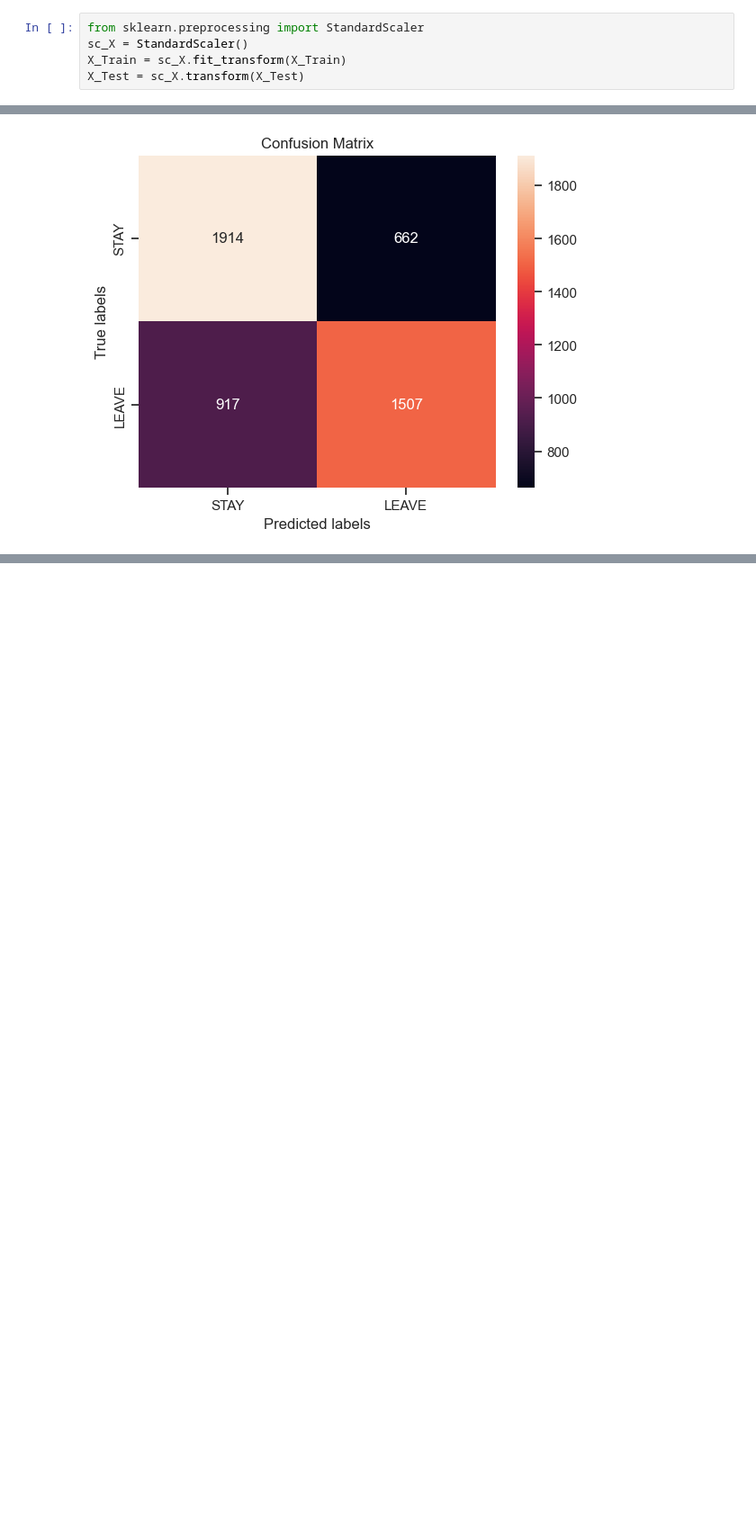
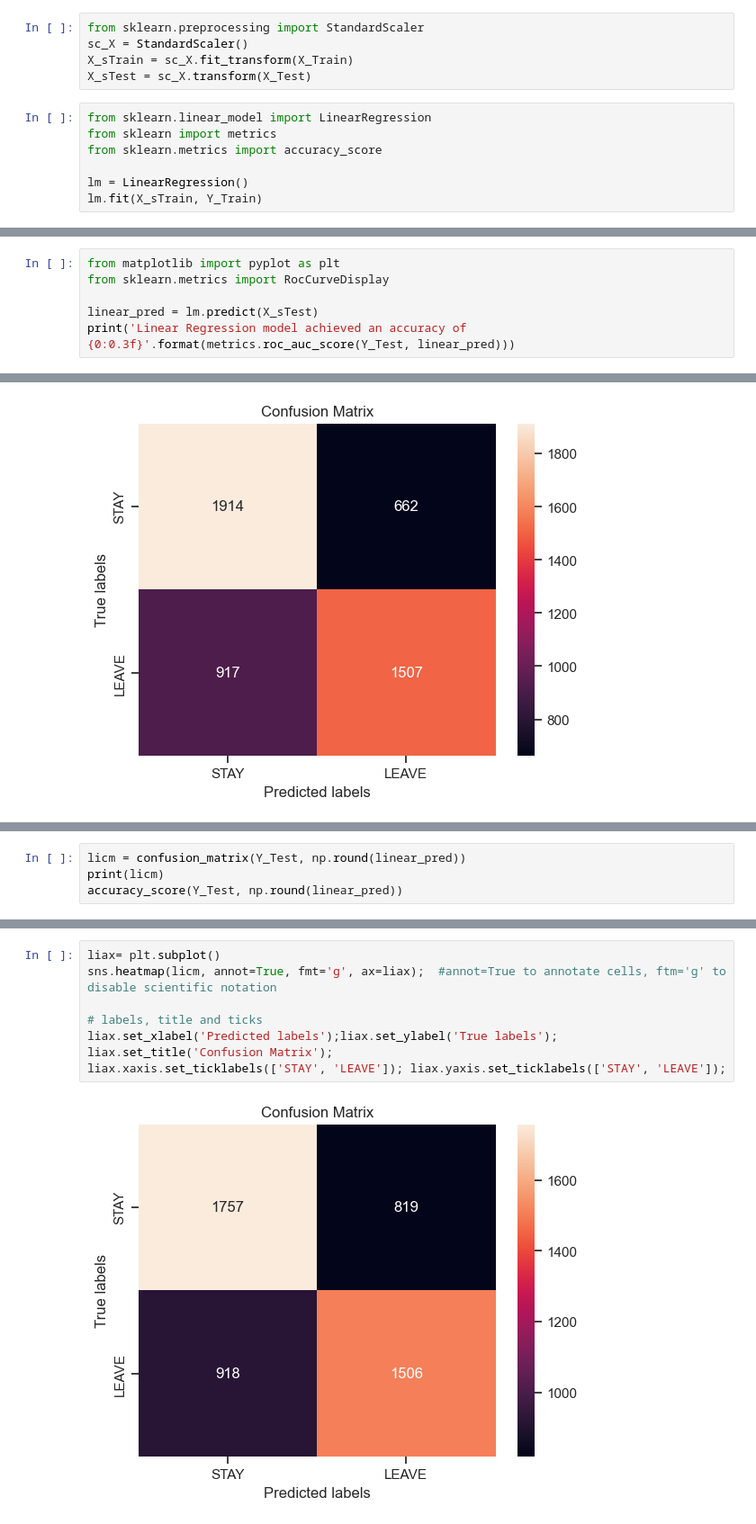
Before and after one commit to kwhychange/TIM147, a Jupyter notebook: customerchurn.ipynb, the cells around one changed output, grey strips where cells are left out. Shown: that part at 90% size. Cells and saved outputs as stored; diff of their text form; blank space fills up the shorter version.

```diff
--- a/customerchurn.ipynb
+++ b/customerchurn.ipynb
@@ -50,5 +50,12 @@ X_Train.shape, X_Test.shape, Y_Train.shape, Y_Test.shape
 # %%
 from sklearn.preprocessing import StandardScaler
 sc_X = StandardScaler()
-X_Train = sc_X.fit_transform(X_Train)
-X_Test = sc_X.transform(X_Test)
+X_sTrain = sc_X.fit_transform(X_Train)
+X_sTest = sc_X.transform(X_Test)
+# %%
+from sklearn.linear_model import LinearRegression
+from sklearn import metrics
+from sklearn.metrics import accuracy_score
+
+lm = LinearRegression()
+lm.fit(X_sTrain, Y_Train)
@@ -54,0 +64,6 @@ X_Test = sc_X.transform(X_Test)
+# %%
+from matplotlib import pyplot as plt
+from sklearn.metrics import RocCurveDisplay
+
+linear_pred = lm.predict(X_sTest)
+print('Linear Regression model achieved an accuracy of {0:0.3f}'.format(metrics.roc_auc_score(Y_Test, linear_pred)))
@@ -166,0 +331,4 @@ kax.xaxis.set_ticklabels(['STAY', 'LEAVE']); kax.yaxis.set_ticklabels(['STAY', '
+# %%
+licm = confusion_matrix(Y_Test, np.round(linear_pred))
+print(licm)
+accuracy_score(Y_Test, np.round(linear_pred))
@@ -166,0 +339,10 @@ kax.xaxis.set_ticklabels(['STAY', 'LEAVE']); kax.yaxis.set_ticklabels(['STAY', '
+# %%
+liax= plt.subplot()
+sns.heatmap(licm, annot=True, fmt='g', ax=liax);  #annot=True to annotate cells, ftm='g' to disable scientific notation
+
+# labels, title and ticks
+liax.set_xlabel('Predicted labels');liax.set_ylabel('True labels');
+liax.set_title('Confusion Matrix');
+liax.xaxis.set_ticklabels(['STAY', 'LEAVE']); liax.yaxis.set_ticklabels(['STAY', 'LEAVE']);
+# %% [output]
+[figure, added]
```
Also changed, not shown: parts of 31 cells of this notebook.
